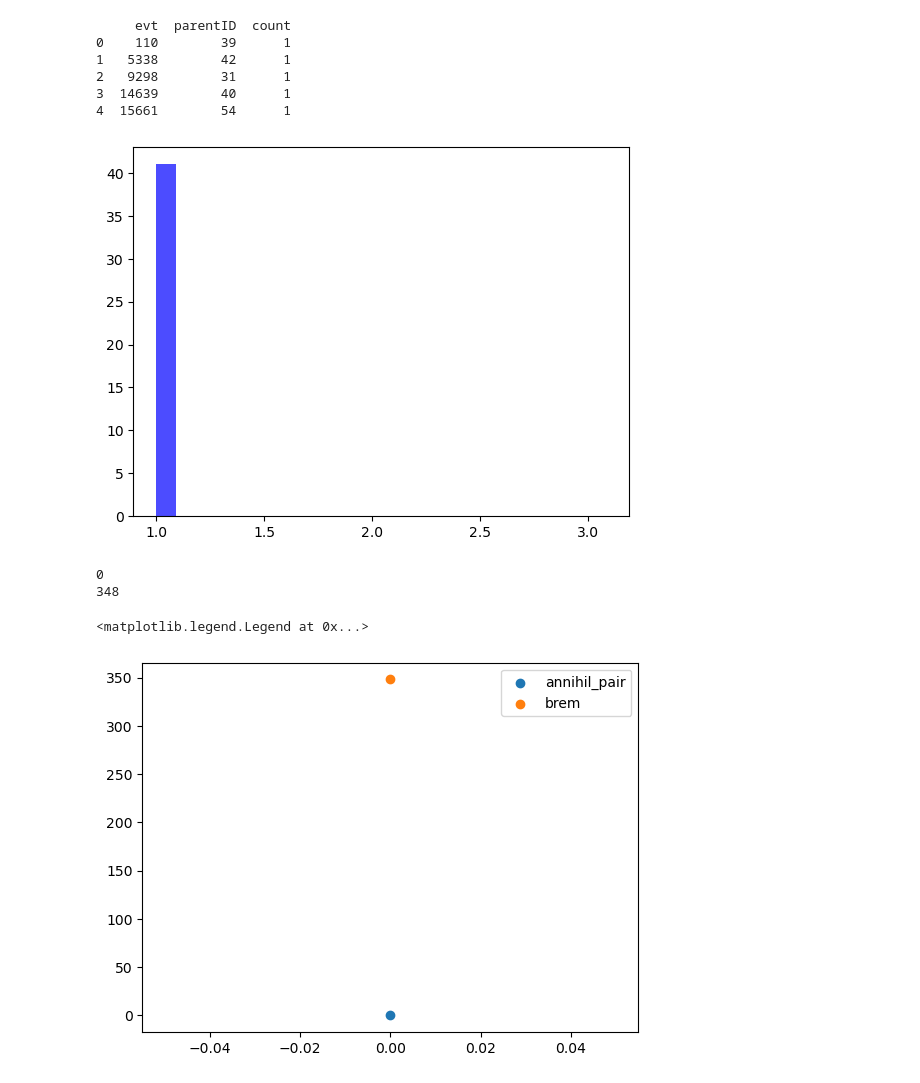
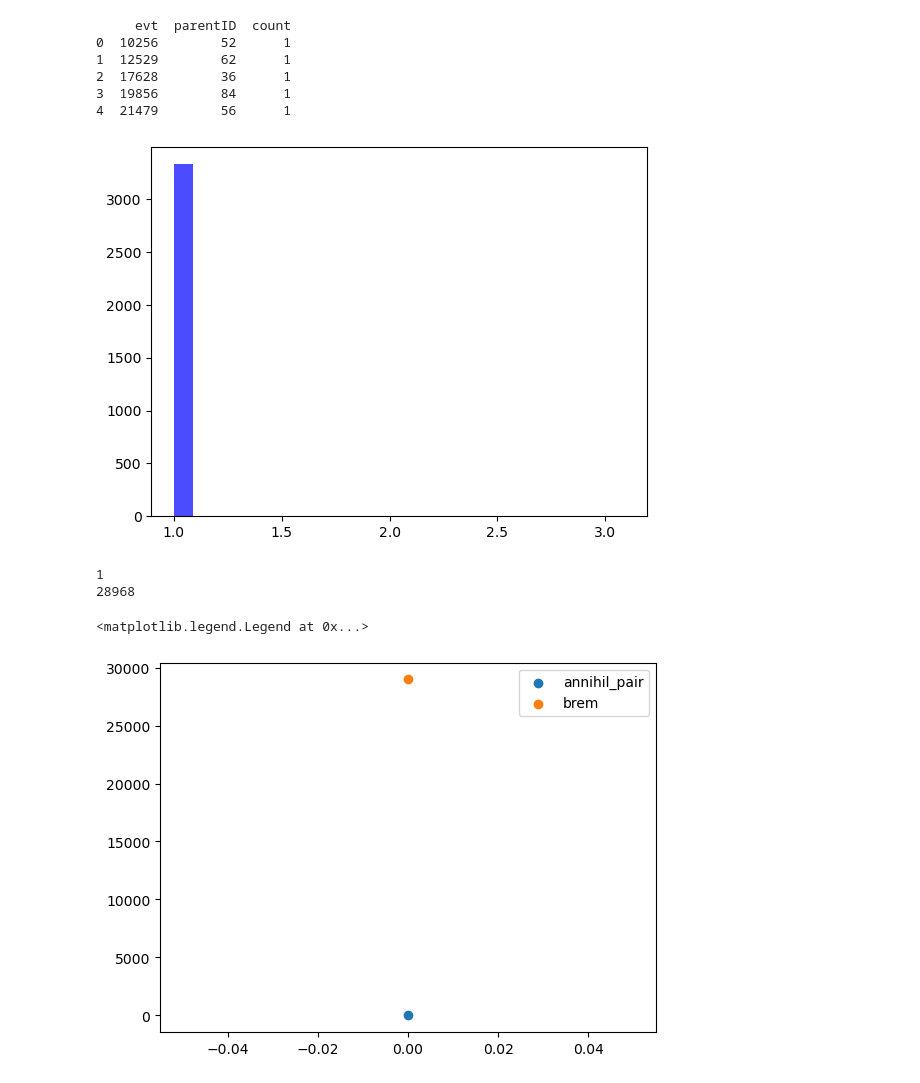
Before and after one commit to francescouni0/Online-Monitoring, a Jupyter notebook: Analysis.ipynb, the cells around one changed output. Cells and saved outputs as stored; diff of their text form; code cells hidden in the pictures.

```diff
--- a/Analysis.ipynb
+++ b/Analysis.ipynb
@@ -150,46 +162,46 @@ import pandas as pd
 import numpy as np
 import matplotlib.pyplot as plt
 
-file = uproot.open("dati/prova21/Hits250MeV.root")
+file = uproot.open("dati/Collimazione/fourth/Hits.root")
 tree = file["Hits"]
 
 data = tree.arrays(library="pd")
 
 annihil_data = data[data["processName"] == "annihil"]
 brems_data = data[data["processName"] == "eBrem"]
 #brems_data = brems_data[brems_data["energy"] >= 0.4]
 #brems_data = brems_data[brems_data["energy"] <= 0.6]
 
 # Group the filtered data by event and parentID, then count occurrences
 grouped_data = annihil_data.groupby(["evt", "parentID"]).size().reset_index(name="count")
 
 grouped_data_brem = brems_data.groupby(["evt"]).size().reset_index(name="count")
 
 print(grouped_data.head())
 
 bins = [0.999, 1.09, 1.9999,2.09,2.9999, 3.09]
 
 #plt.hist(grouped_data_brem["count"], bins=bins, label="brem", alpha=0.7, color="red")
 plt.hist(grouped_data["count"], bins=bins, label="annihil", alpha=0.7, color="blue")
 plt.show()
 
 print(np.shape(grouped_data[grouped_data["count"]==2])[0])
 
 print(np.shape(grouped_data_brem)[0])
 
 x=[0]
 plt.scatter(x,np.shape(grouped_data[grouped_data["count"]==2])[0],label="annihil_pair")
 plt.scatter(x,np.shape(grouped_data_brem)[0],label="brem")
 plt.legend()
 # %% [output]
      evt  parentID  count
-0    110        39      1
-1   5338        42      1
-2   9298        31      1
-3  14639        40      1
-4  15661        54      1
+0  10256        52      1
+1  12529        62      1
+2  17628        36      1
+3  19856        84      1
+4  21479        56      1
-[figure, old version]
+[figure, new version]
-0
-348
+1
+28968
 <matplotlib.legend.Legend at 0x...>
-[figure, old version]
+[figure, new version]
```
Also changed, not shown: parts of 3 cells of this notebook, 3 other files.
